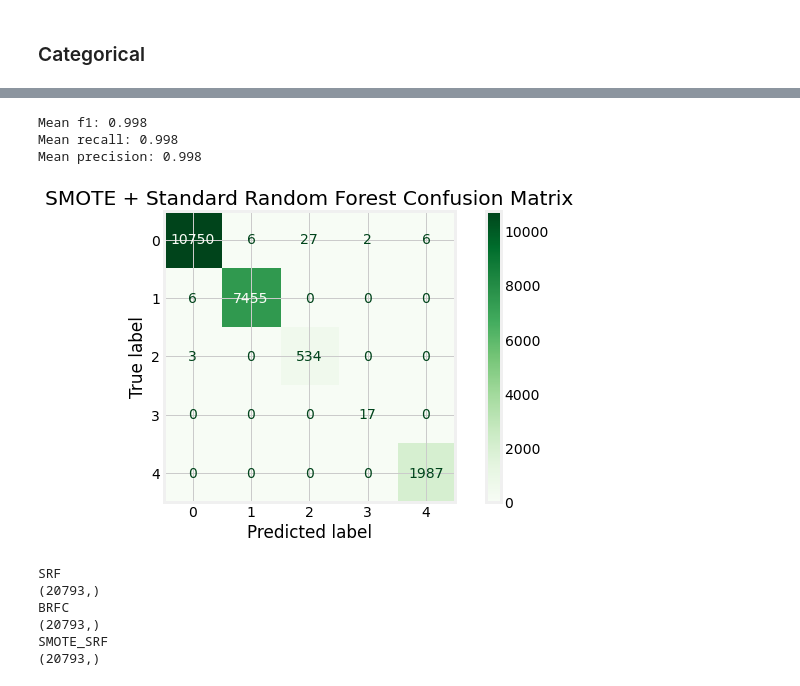
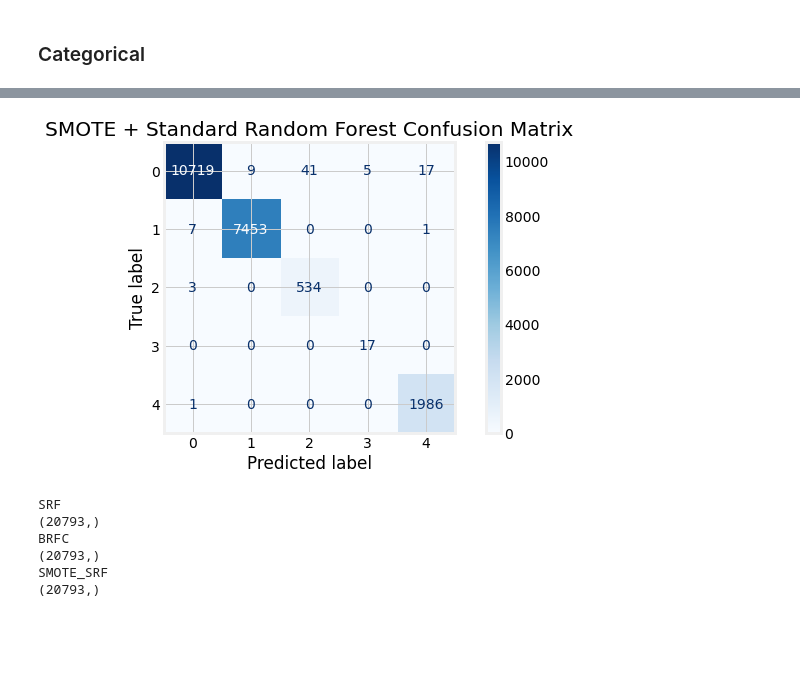
Before and after one commit to patii01/ACA-Project, a Jupyter notebook: model.ipynb, the cells around one changed output, grey strips where cells are left out. Saved outputs shown, nothing was run; the diff lists cells and outputs as text; code cells hidden in the pictures; blank space fills up the shorter version.

```diff
--- a/model.ipynb
+++ b/model.ipynb
@@ -164,41 +143,26 @@ Mean precision: 0.922
 # %%
 models.append(('BRFC',y_pred))
 # %%
-#Importing essential libraries
-import matplotlib.pyplot as plt
-from statistics import mean
-from matplotlib import pyplot
-from sklearn.model_selection import train_test_split
-from sklearn.model_selection import cross_validate
-from sklearn.model_selection import RepeatedStratifiedKFold
-from sklearn.metrics import plot_confusion_matrix
 from sklearn.ensemble import RandomForestClassifier
 from imblearn.over_sampling import SMOTE
 
-#Use SMOTE to oversample the minority class
-oversample = SMOTE()
+oversample = SMOTE(random_state=42)
 over_X, over_y = oversample.fit_resample(X, y)
 over_X_train, over_X_test, over_y_train, over_y_test = train_test_split(over_X, over_y, test_size=0.2, stratify=over_y, random_state=42)
-#Build SMOTE SRF model
+
 SMOTE_SRF = RandomForestClassifier(n_estimators=150, random_state=42)
-#Create Stratified K-fold cross validation
-cv = RepeatedStratifiedKFold(n_splits=10, n_repeats=3, random_state=42)
-scoring = ('f1_micro', 'recall_micro', 'precision_micro')
-#Randomly spilt dataset to test and train set
+
 X_train, X_test, y_train, y_test = train_test_split(X, y, test_size=0.2, stratify=y, random_state=42)
-#Train SMOTE SRF
+
 SMOTE_SRF.fit(over_X_train, over_y_train)
-#SMOTE SRF prediction result
+
 y_pred = SMOTE_SRF.predict(X_test)
-#Create confusion matrix
-fig = plot_confusion_matrix(SMOTE_SRF, X_test, y_test, cmap='Greens')
+
+fig = plot_confusion_matrix(SMOTE_SRF, X_test, y_test, cmap='Blues')
 plt.title('SMOTE + Standard Random Forest Confusion Matrix')
 plt.show()
 # %% [output]
-Mean f1: 0.998
-Mean recall: 0.998
-Mean precision: 0.998
-[figure, old version]
+[figure, new version]
 # %%
 models.append(('SMOTE_SRF', y_pred))
 # %%
```
Also changed, not shown: parts of 10 cells of this notebook, 8 other files.
